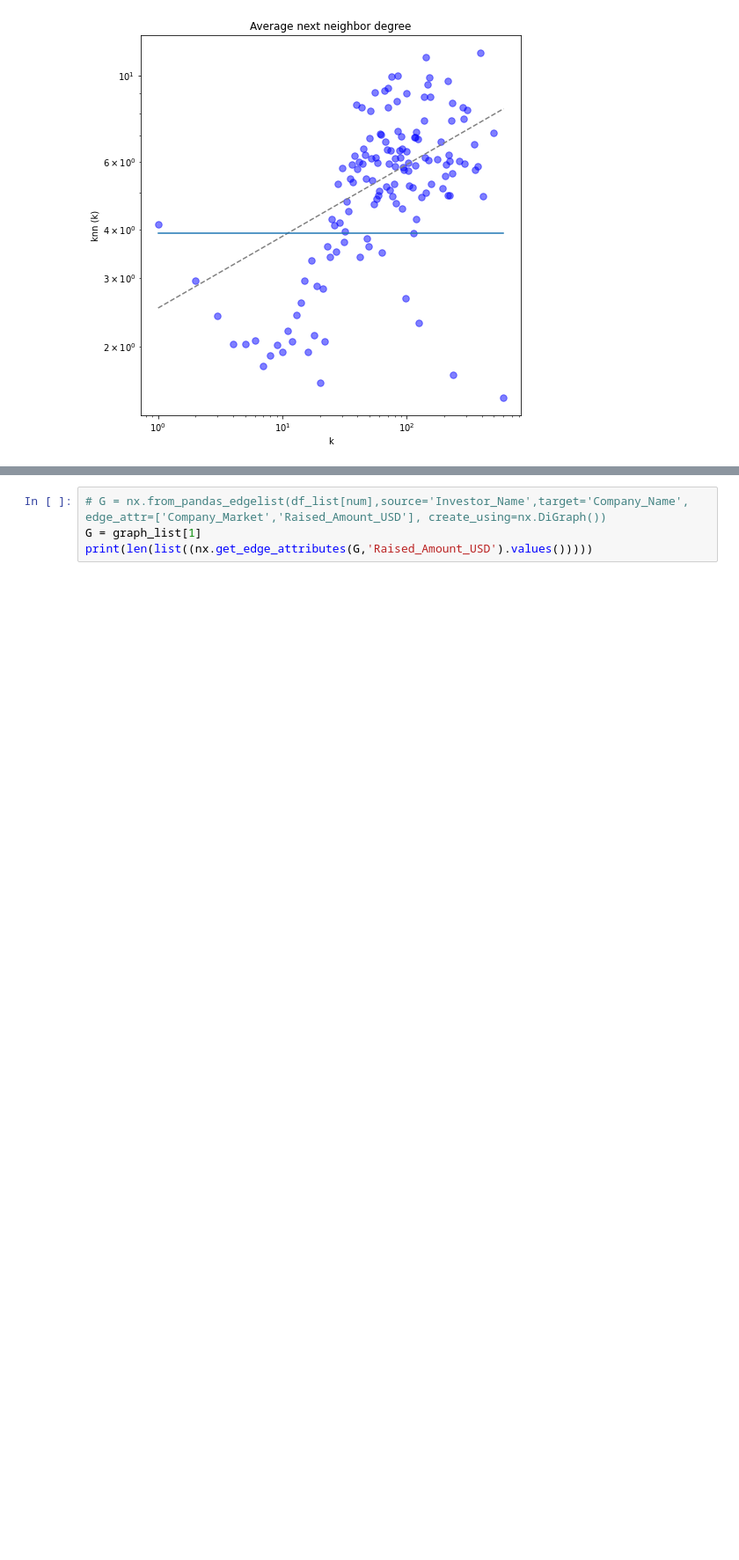
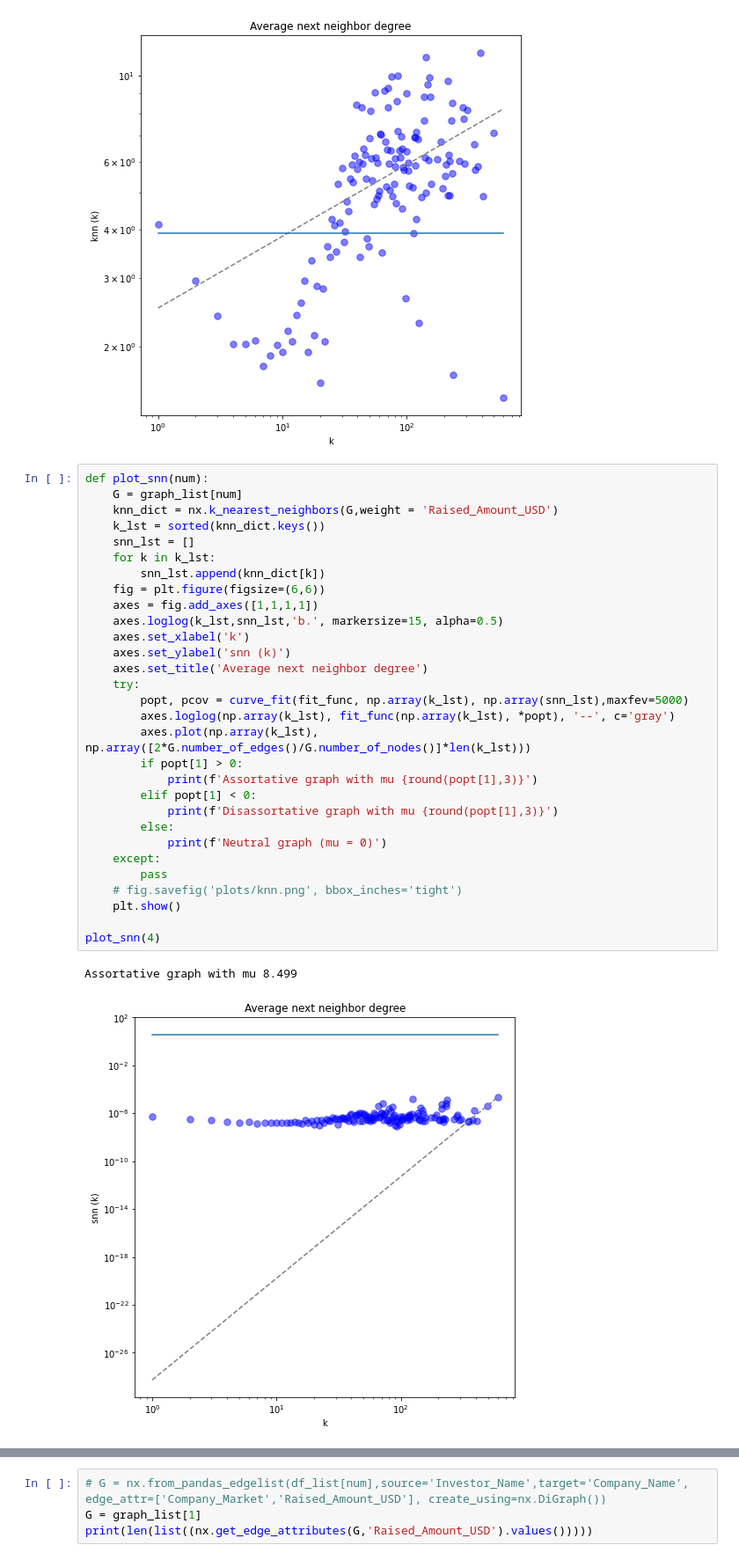
Before and after one commit to omeryefet/Complex_Networks, a Jupyter notebook: Project2022.ipynb, the cells around one changed output, grey strips where cells are left out. Shown at 88% size. Cells and saved outputs as stored; diff of their text form; blank space fills up the shorter version.

Commit message:
degree correlation coefficient

```diff
--- a/Project2022.ipynb
+++ b/Project2022.ipynb
@@ -480,3 +480,36 @@ plot_knn(4)
 # %% [output]
 Assortative graph with mu 0.185
 [figure]
+# %%
+def plot_snn(num):
+    G = graph_list[num]
+    knn_dict = nx.k_nearest_neighbors(G,weight = 'Raised_Amount_USD')
+    k_lst = sorted(knn_dict.keys())
+    snn_lst = []
+    for k in k_lst:
+        snn_lst.append(knn_dict[k])
+    fig = plt.figure(figsize=(6,6))
+    axes = fig.add_axes([1,1,1,1])
+    axes.loglog(k_lst,snn_lst,'b.', markersize=15, alpha=0.5)
+    axes.set_xlabel('k')
+    axes.set_ylabel('snn (k)')
+    axes.set_title('Average next neighbor degree')
+    try:
+        popt, pcov = curve_fit(fit_func, np.array(k_lst), np.array(snn_lst),maxfev=5000)
+        axes.loglog(np.array(k_lst), fit_func(np.array(k_lst), *popt), '--', c='gray')
+        axes.plot(np.array(k_lst), np.array([2*G.number_of_edges()/G.number_of_nodes()]*len(k_lst)))
+        if popt[1] > 0:
+            print(f'Assortative graph with mu {round(popt[1],3)}')
+        elif popt[1] < 0:
+            print(f'Disassortative graph with mu {round(popt[1],3)}')
+        else:
+            print(f'Neutral graph (mu = 0)')
+    except:
+        pass
+    # fig.savefig('plots/knn.png', bbox_inches='tight')
+    plt.show()
+
+plot_snn(4)
+# %% [output]
+Assortative graph with mu 8.499
+[figure, added]
```
Also changed, not shown: parts of 1 cell of this notebook.
